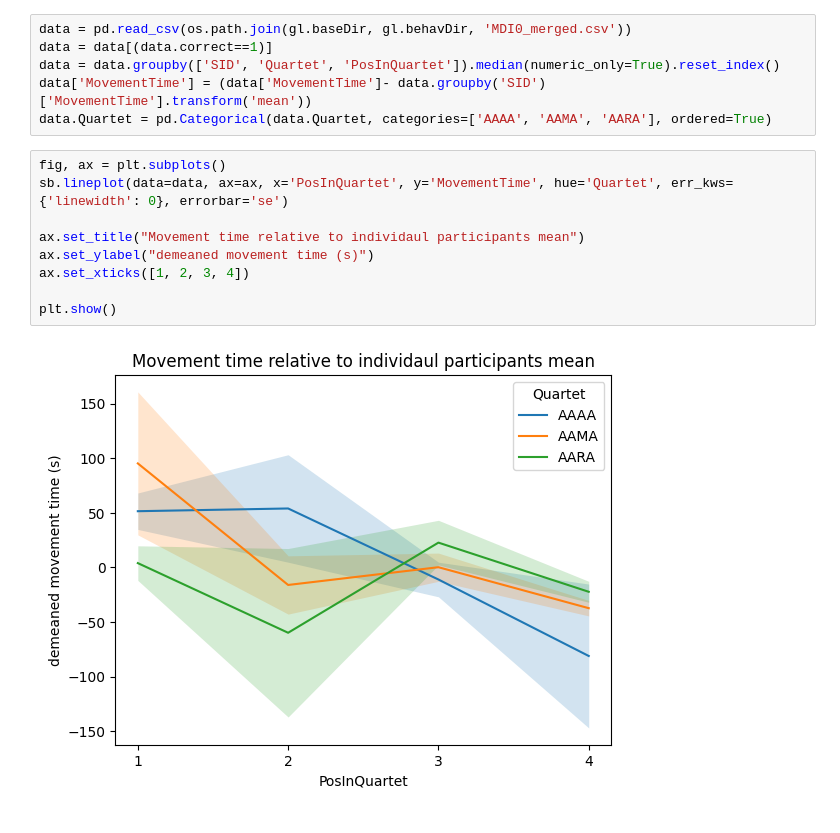
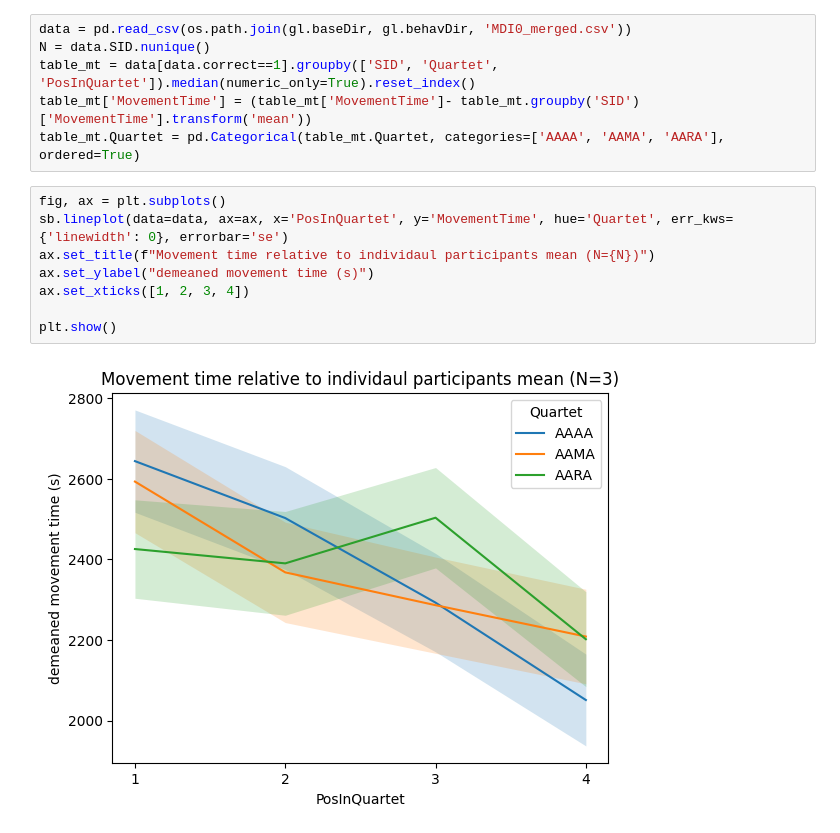
Before and after one commit to AmandaGiselleLily/modified-digit-inteference, a Jupyter notebook: notebooks/MovementTime.ipynb, the cells around one changed output. Drawn from its saved outputs; the diff is of its cells as text.

Commit message:
ran code with 3 participants
subjects 100, 101, 102

```diff
--- a/notebooks/MovementTime.ipynb
+++ b/notebooks/MovementTime.ipynb
@@ -12,17 +10,16 @@ base directory: /Volumes/diedrichsen_data$/data/ModifiedDigitInterference/
 # %%
 data = pd.read_csv(os.path.join(gl.baseDir, gl.behavDir, 'MDI0_merged.csv'))
-data = data[(data.correct==1)]
-data = data.groupby(['SID', 'Quartet', 'PosInQuartet']).median(numeric_only=True).reset_index()
-data['MovementTime'] = (data['MovementTime']- data.groupby('SID')['MovementTime'].transform('mean'))
-data.Quartet = pd.Categorical(data.Quartet, categories=['AAAA', 'AAMA', 'AARA'], ordered=True)
+N = data.SID.nunique()
+table_mt = data[data.correct==1].groupby(['SID', 'Quartet', 'PosInQuartet']).median(numeric_only=True).reset_index()
+table_mt['MovementTime'] = (table_mt['MovementTime']- table_mt.groupby('SID')['MovementTime'].transform('mean'))
+table_mt.Quartet = pd.Categorical(table_mt.Quartet, categories=['AAAA', 'AAMA', 'AARA'], ordered=True)
 # %%
 fig, ax = plt.subplots()
 sb.lineplot(data=data, ax=ax, x='PosInQuartet', y='MovementTime', hue='Quartet', err_kws={'linewidth': 0}, errorbar='se')
-
-ax.set_title("Movement time relative to individaul participants mean")
+ax.set_title(f"Movement time relative to individaul participants mean (N={N})")
 ax.set_ylabel("demeaned movement time (s)")
 ax.set_xticks([1, 2, 3, 4])
 
 plt.show()
 # %% [output]
-[figure, old version]
+[figure, new version]
```
Also changed, not shown: parts of 1 cell of this notebook, 2 other files.
